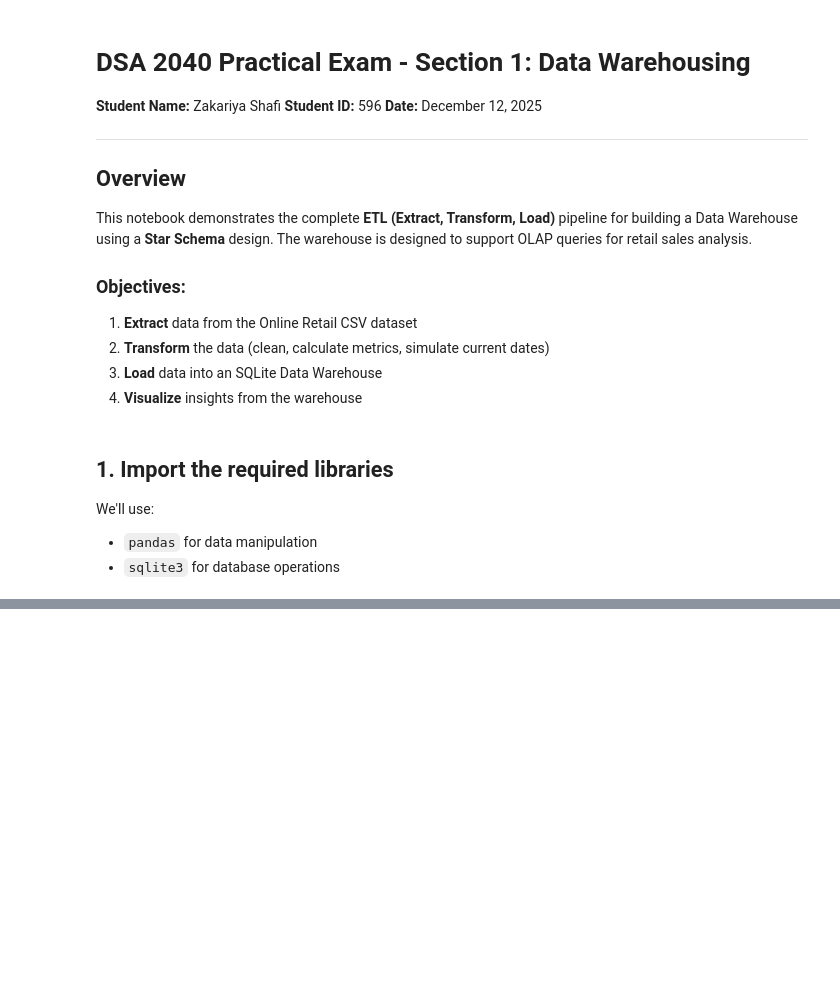
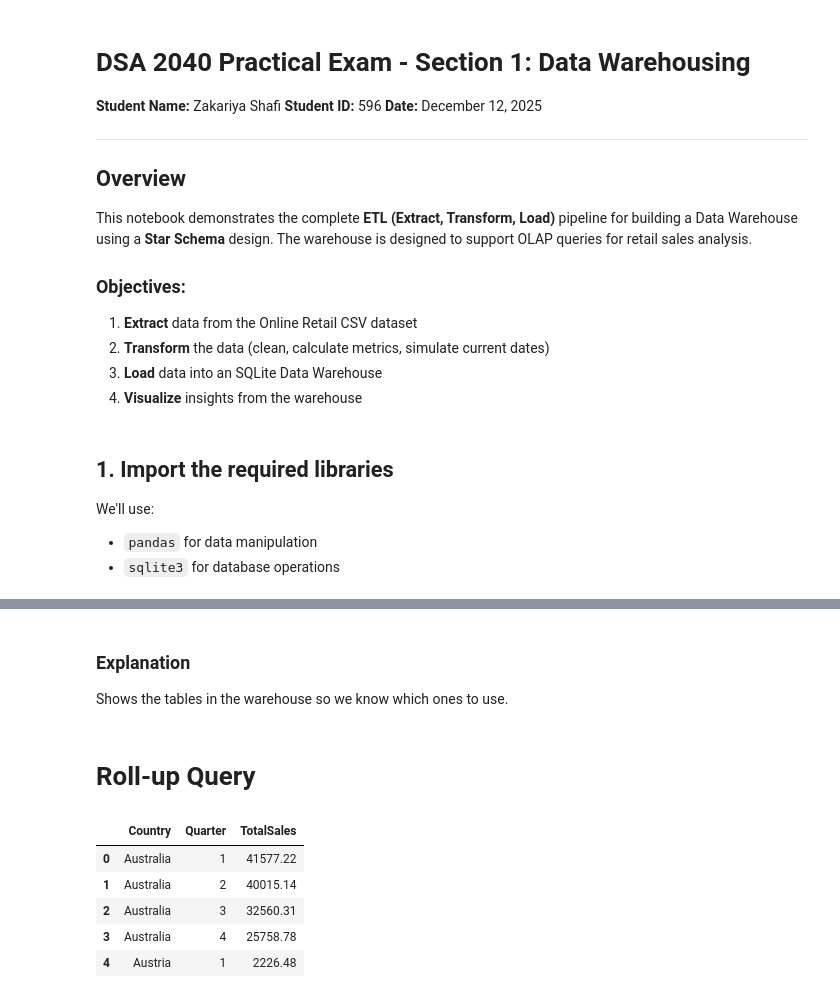
Before and after one commit to Zakishafi/DSA-2040_Practical_Exam_-Zakariya-Shafi-and-596-, a Jupyter notebook: Data_Warehousing/etl_retail.ipynb, the cells around one changed output, grey strips where cells are left out. Saved outputs shown, nothing was run; the diff lists cells and outputs as text; code cells hidden in the pictures; blank space fills up the shorter version.

```diff
--- a/Data_Warehousing/etl_retail.ipynb
+++ b/Data_Warehousing/etl_retail.ipynb
@@ -170,0 +234,27 @@ Data loaded into retail_dw.db
+# %% [markdown]
+### Explanation
+Shows the tables in the warehouse so we know which ones to use.
+# %% [markdown]
+# Roll-up Query
+# %%
+# Roll-up: Total sales by Country and Quarter
+rollup_query = """
+SELECT c.Country,
+       ((t.Month-1)/3 + 1) AS Quarter,
+       SUM(s.TotalSales) AS TotalSales
+FROM SalesFact s
+JOIN CustomerDim c ON s.CustomerID = c.CustomerID
+JOIN TimeDim t ON s.InvoiceDate = t.InvoiceDate
+GROUP BY c.Country, Quarter
+ORDER BY c.Country, Quarter;
+"""
+
+df_rollup = pd.read_sql_query(rollup_query, conn)
+df_rollup.head()
+# %% [output]
+|  | Country | Quarter | TotalSales |
+| 0 | Australia | 1 | 41577.22 |
+| 1 | Australia | 2 | 40015.14 |
+| 2 | Australia | 3 | 32560.31 |
+| 3 | Australia | 4 | 25758.78 |
+| 4 | Austria | 1 | 2226.48 |
```
Also changed, not shown: parts of 19 cells of this notebook, 2 other files.
